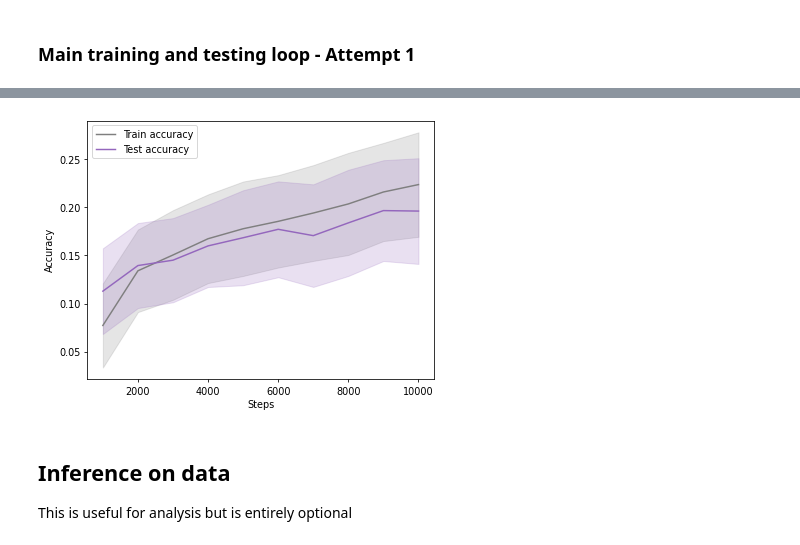
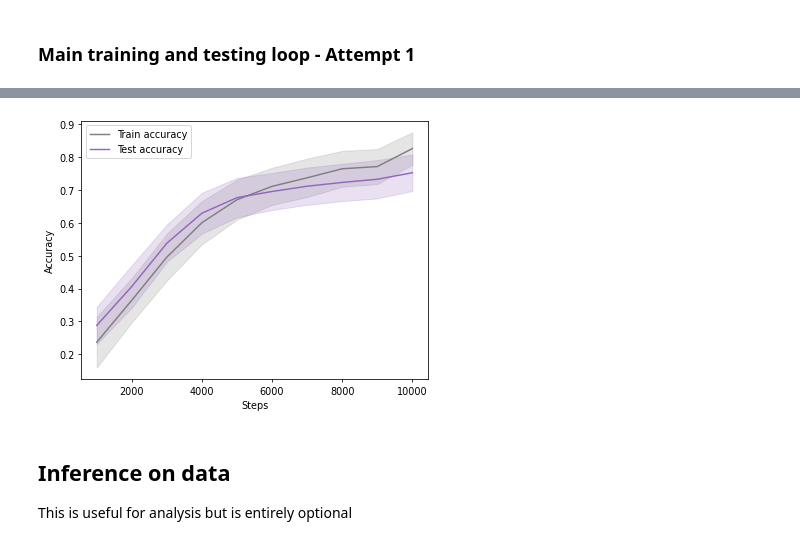
Before and after one commit to billy1479/DeepLearningCoursework, a Jupyter notebook: discriminativemodel.ipynb, the cells around one changed output, grey strips where cells are left out. Cells and saved outputs as stored; diff of their text form; code cells hidden in the pictures.

```diff
--- a/discriminativemodel.ipynb
+++ b/discriminativemodel.ipynb
@@ -248,28 +190,40 @@ class EnhancedCNN(nn.Module):
     def __init__(self):
         super(EnhancedCNN, self).__init__()
         self.conv1 = nn.Conv2d(3, 8, kernel_size=3, padding=1)
+        self.bn1 = nn.BatchNorm2d(8)
         self.conv2 = nn.Conv2d(8, 16,kernel_size=3, padding=1)
+        self.bn2 = nn.BatchNorm2d(16)
         self.conv3 = nn.Conv2d(16, 32, kernel_size=3, padding=1)
+        self.bn3 = nn.BatchNorm2d(32)
         self.conv4 = nn.Conv2d(32, 64, kernel_size=3, padding=1)
-        # self.conv5 = nn.Conv2d(64, 128, kernel_size=3, padding=1)
-        self.fc1 = nn.Linear(64 * 1* 1, 256)
+        self.bn4 = nn.BatchNorm2d(64)
+
+        self.fc1 = nn.Linear(64, 256)
         self.fc2 = nn.Linear(256, 128)
-        self.fc3 = nn.Linear(128, 20)
+        self.fc3 = nn.Linear(128, 64)
+        self.fc4 = nn.Linear(64, 20)
+
 
     def forward(self, x):
         x = F.relu(self.conv1(x))
+        x = self.bn1(x)
         x = F.max_pool2d(x, 2)
         x = F.relu(self.conv2(x))
+        x = self.bn2(x)
         x = F.max_pool2d(x, 2)
         x = F.relu(self.conv3(x))
+        x = self.bn3(x)
         x = F.max_pool2d(x, 2)
         x = F.relu(self.conv4(x))
+        x = self.bn4(x)
         x = F.max_pool2d(x, 2)
 
         x = x.view(x.size(0), -1)
+
         x = F.relu(self.fc1(x))
         x = F.relu(self.fc2(x))
-        x = self.fc3(x)
+        x = F.relu(self.fc3(x))
+        x = self.fc4(x)
         return x.view(x.size(0), -1)
 
 N = EnhancedCNN().to(device)
@@ -278,10 +232,12 @@ print(f'> Number of parameters {len(torch.nn.utils.parameters_to_vector(N.parame
 
 criterion = nn.CrossEntropyLoss()
 
-optimiser = torch.optim.Adam(N.parameters(), lr=0.001)
+optimiser = torch.optim.AdamW(N.parameters(), lr=0.001, weight_decay=0.01)
 
-scheduler = optim.lr_scheduler.StepLR(optimiser, step_size=7, gamma=0.1)
+scheduler = torch.optim.lr_scheduler.ReduceLROnPlateau(optimiser, mode='min', factor=0.2, patience=7)
+
 
 plot_data = []
 steps = 0
+best_test_acc = 0.0
 # %% [output]
@@ -305,7 +323,7 @@ while (steps < 10000):
         optimiser.zero_grad()
         p = N(x)
         pred = p.argmax(dim=1, keepdim=True)
-        loss = torch.nn.functional.cross_entropy(p, t)
+        loss = criterion(p, t)
         loss.backward()
         optimiser.step()
         steps += 1
@@ -313,14 +331,25 @@ while (steps < 10000):
         train_loss_arr = numpy.append(train_loss_arr, loss.cpu().data)
         train_acc_arr = numpy.append(train_acc_arr, pred.data.eq(t.view_as(pred)).float().mean().item())
 
+    # scheduler.step()
+
     # iterate over the entire test dataset
     for x,t in test_loader:
         x,t = x.to(device), t.to(device)
         p = N(x)
-        # loss = torch.nn.functional.cross_entropy(p, t)
         loss = criterion(p,t)
         pred = p.argmax(dim=1, keepdim=True)
         test_acc_arr = numpy.append(test_acc_arr, pred.data.eq(t.view_as(pred)).float().mean().item())
+
+    avg_train_loss = numpy.mean(train_loss_arr)
+    avg_train_acc = numpy.mean(train_acc_arr)
+    avg_test_acc = numpy.mean(test_acc_arr)
+
+    scheduler.step(avg_test_acc)
+
+    if avg_test_acc > best_test_acc:
+        best_test_acc = avg_test_acc
+        torch.save(N.state_dict(), 'best_model.pth')
 
     # print your loss and accuracy data - include this in the final report
     print('steps: {:.2f}, train loss: {:.3f}, train acc: {:.3f}±{:.3f}, test acc: {:.3f}±{:.3f}'.format(
@@ -343,4 +372,4 @@ steps: 10000.00, train loss: 2.277, train acc: 0.224±0.054, test acc: 0.196±0.
-[figure, old version]
+[figure, new version]
 # %% [markdown]
 ## Inference on data
 
```
Also changed, not shown: parts of 13 cells of this notebook, 3 other files.
